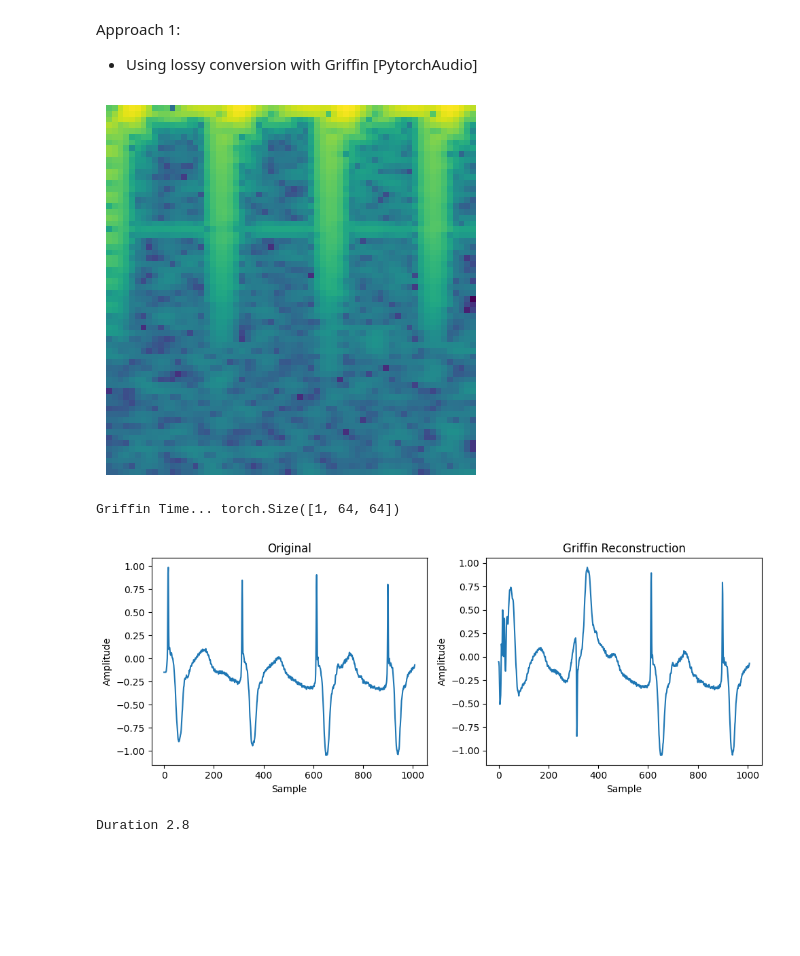
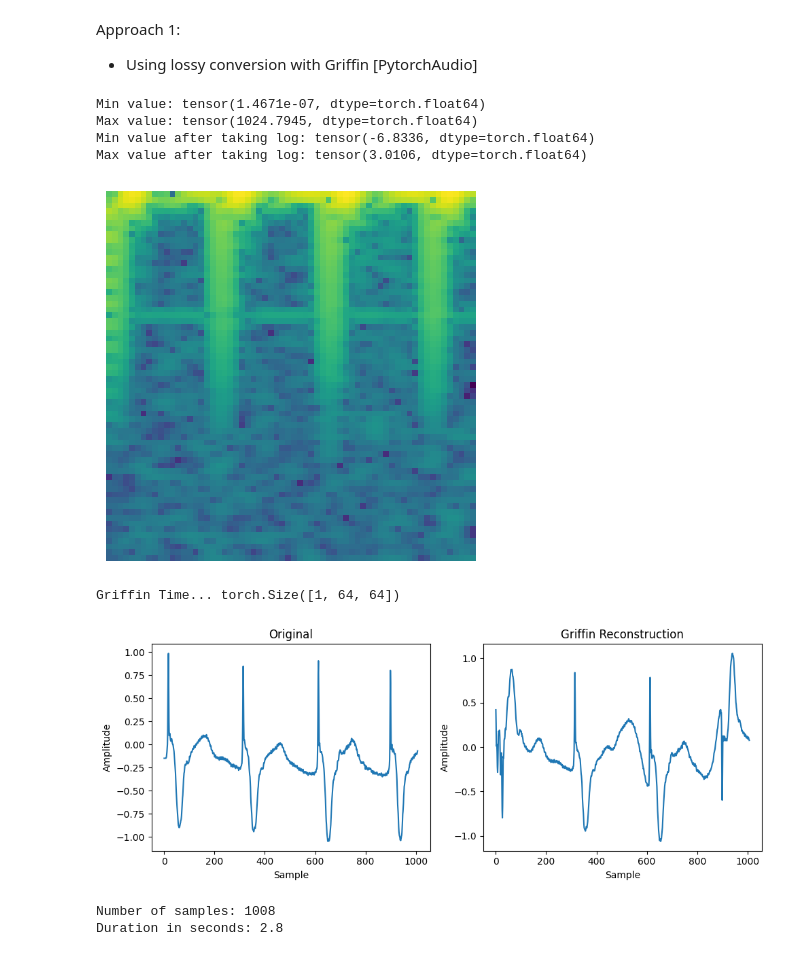
Before and after one commit to piedeboer96/ECG-Signal-Denoising, a Jupyter notebook: ecg_signals_spek.ipynb, the cells around one changed output. Drawn from its saved outputs; the diff is of its cells as text; code cells hidden in the pictures; blank space fills up the shorter version.

```diff
--- a/ecg_signals_spek.ipynb
+++ b/ecg_signals_spek.ipynb
@@ -71,27 +66,23 @@ def visualize_tensor(tensor):
 
 
 def ecg_to_spectrogram_log(ecg_signal, n_fft=32, hop_length=4):
-    """
-    Convert ECG signal to spectrogram using torchaudio library.
-
-    Args:
-    - ecg_signal (torch.Tensor): 1D tensor representing the ECG signal.
-    - n_fft (int): Size of FFT window. Default is 400.
-    - hop_length (int or None): Number of samples between successive frames.
-      If None, defaults to n_fft / 4. Default is None.
-
-    Returns:
-    - torch.Tensor: Spectrogram of the ECG signal.
-    """
     # Reshape ECG signal to (batch_size, num_channels, signal_length)
     ecg_signal = ecg_signal.unsqueeze(0).unsqueeze(0)
 
     # Compute spectrogram
     spectrogram = torchaudio.transforms.Spectrogram(n_fft=n_fft, hop_length=hop_length)(ecg_signal)
+    spec = spectrogram[0]   ## this is already the abs of STFT 'positive'
 
-    # Take the log
-    spec = spectrogram[0]
+    # Check the range of values in the spectrogram
+    print('Min value:', torch.min(spec))
+    print('Max value:', torch.max(spec))
+
+    # Take log
     spec_log = torch.log10(spec)
+
+    # Check the range of values after taking the absolute value
+    print('Min value after taking log:', torch.min(spec_log))
+    print('Max value after taking log:', torch.max(spec_log))
 
     return spec_log
 
@@ -108,6 +99,7 @@ def spectrogram_log_to_ecg(spec_log, n_fft=32, hop_length=None,n_iter=400):
     Returns:
     - torch.Tensor: Reconstructed ECG signal.
     """
+
     # Undo log operation
     spec = torch.pow(10, spec_log)
 
@@ -137,36 +129,41 @@ def plot_spec(spec, title):
     plt.ylabel('Frequency')
     plt.colorbar(label='Intensity (dB)')
     plt.show()
 
 ######### Parameters ##########
 samples_to = (62*16) + 16
 n_fft = 126
 hop_length = 16
 
 # Load Data
 path_102 = "data/ardb/104"
 record_102 = wfdb.rdsamp(path_102, sampto=samples_to)
 signal_102 = record_102[0][:, 0]
 signal_102 = signal_102
 
 # Build and Visualize Spectrogram
 sig = torch.tensor(signal_102)
 spek_log = ecg_to_spectrogram_log(sig,n_fft=n_fft, hop_length=hop_length)
 visualize_tensor(spek_log)
 
 # Visualize reoncstruction using Griffin...
 reconstructed_sig = spectrogram_log_to_ecg(spek_log,n_fft,hop_length)
 reconstructed_sig = -reconstructed_sig                                        # flip phase for whatever reason...
 plot_multiple_timeseries([sig, reconstructed_sig], ['Original', 'Griffin Reconstruction', 'Griffin New'])
 
 # Info
 print('Number of samples:', samples_to)
 print('Duration in seconds:', samples_to/360)
 # %% [output]
+Min value: tensor(1.4671e-07, dtype=torch.float64)
+Max value: tensor(1024.7945, dtype=torch.float64)
+Min value after taking log: tensor(-6.8336, dtype=torch.float64)
+Max value after taking log: tensor(3.0106, dtype=torch.float64)
 [figure]
-Griffin Time... torch.Size([1, 64, 64])
+Griffin Time... torch.Size([1, 64, 64])
-[figure, old version]
+[figure, new version]
-Duration 2.8
+Number of samples: 1008
+Duration in seconds: 2.8
 # %%
 ######### Parameters ##########
 samples_to = ((62*8*4) + 16) + 32
```
Also changed, not shown: parts of 7 cells of this notebook, 1 other file.
